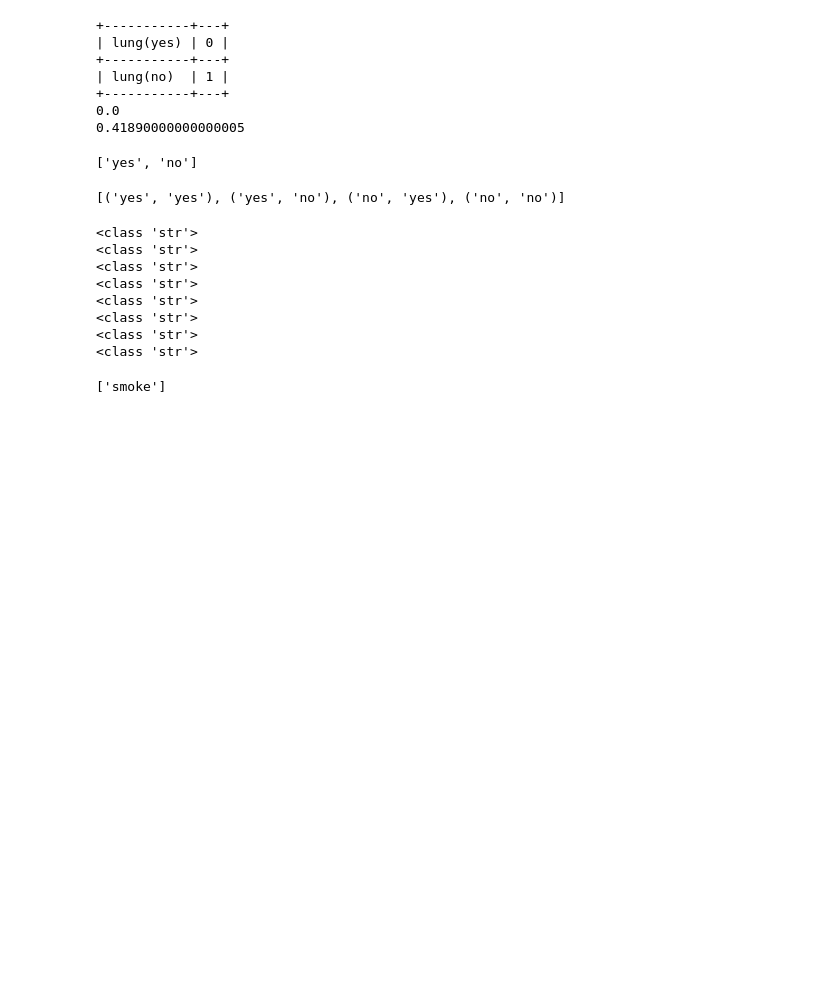
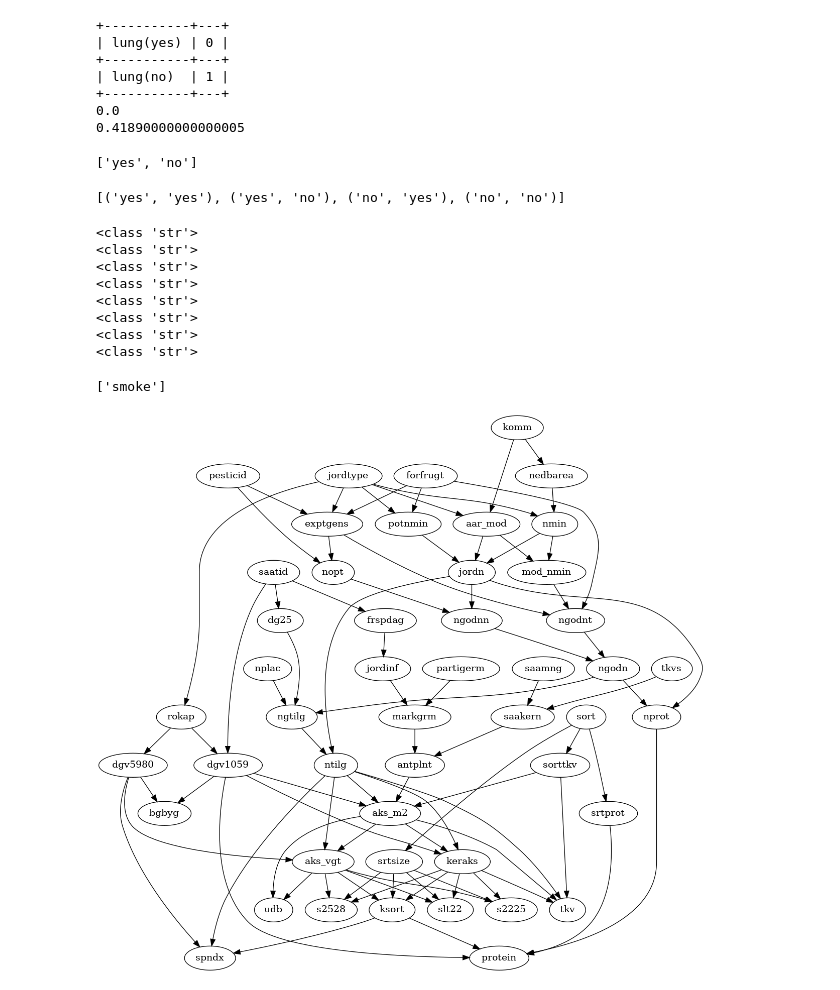
Before and after one commit to francisco-simoes/minimal-set-conditional-intervention-bandits, a Jupyter notebook: experiments/_pgmpy_tests.ipynb, the cells around one changed output. Drawn from its saved outputs; the diff is of its cells as text; code cells hidden in the pictures; blank space fills up the shorter version.

Commit message:
started exploring barley example

```diff
--- a/experiments/_pgmpy_tests.ipynb
+++ b/experiments/_pgmpy_tests.ipynb
@@ -101,3 +101,10 @@ for node in model.nodes:
 model.get_parents('lung')
 # %% [output]
 ['smoke']
+# %%
+barley = get_example_model('barley')
+graph2 = barley.to_graphviz()
+graph2.draw('barley.png', prog='dot')
+Image('barley.png')
+# %% [output]
+[figure, added]
```
Also changed, not shown: parts of 1 cell of this notebook, 4 other files.
